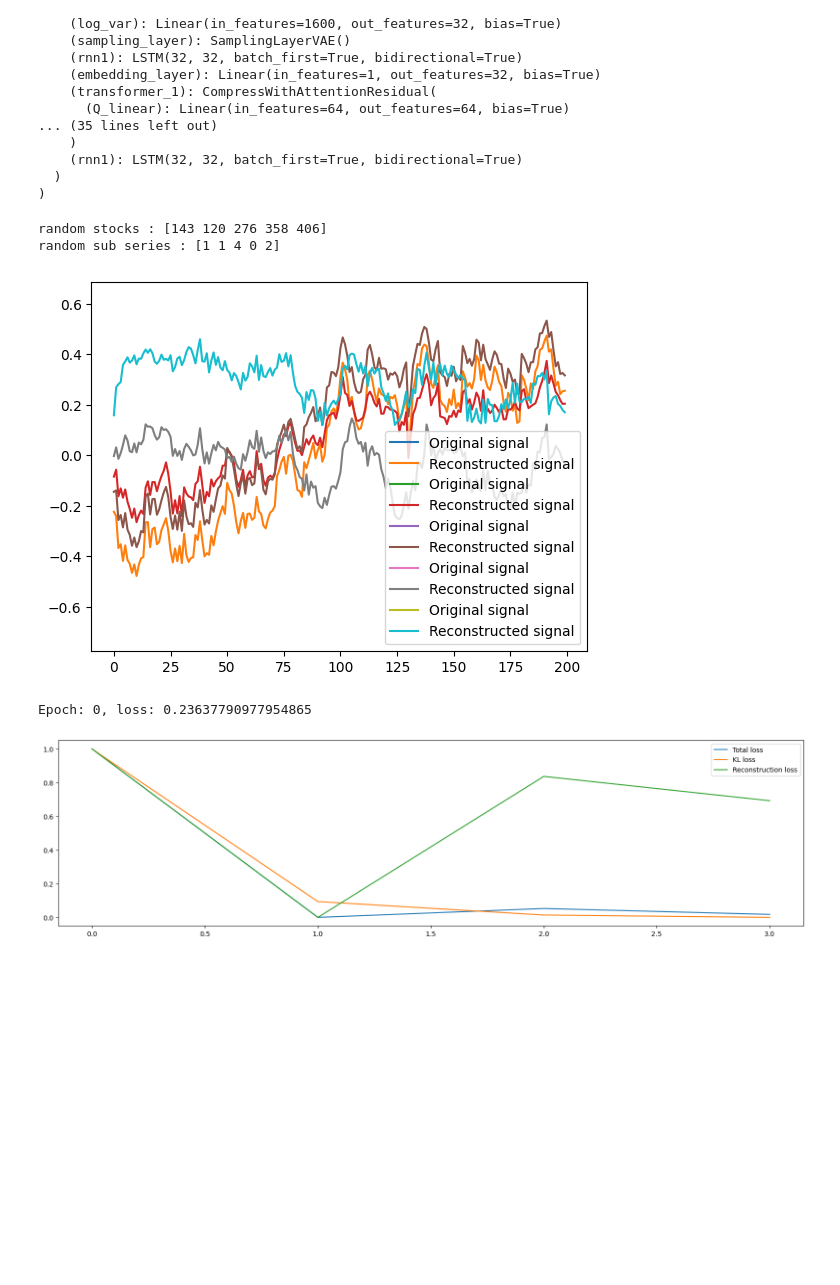
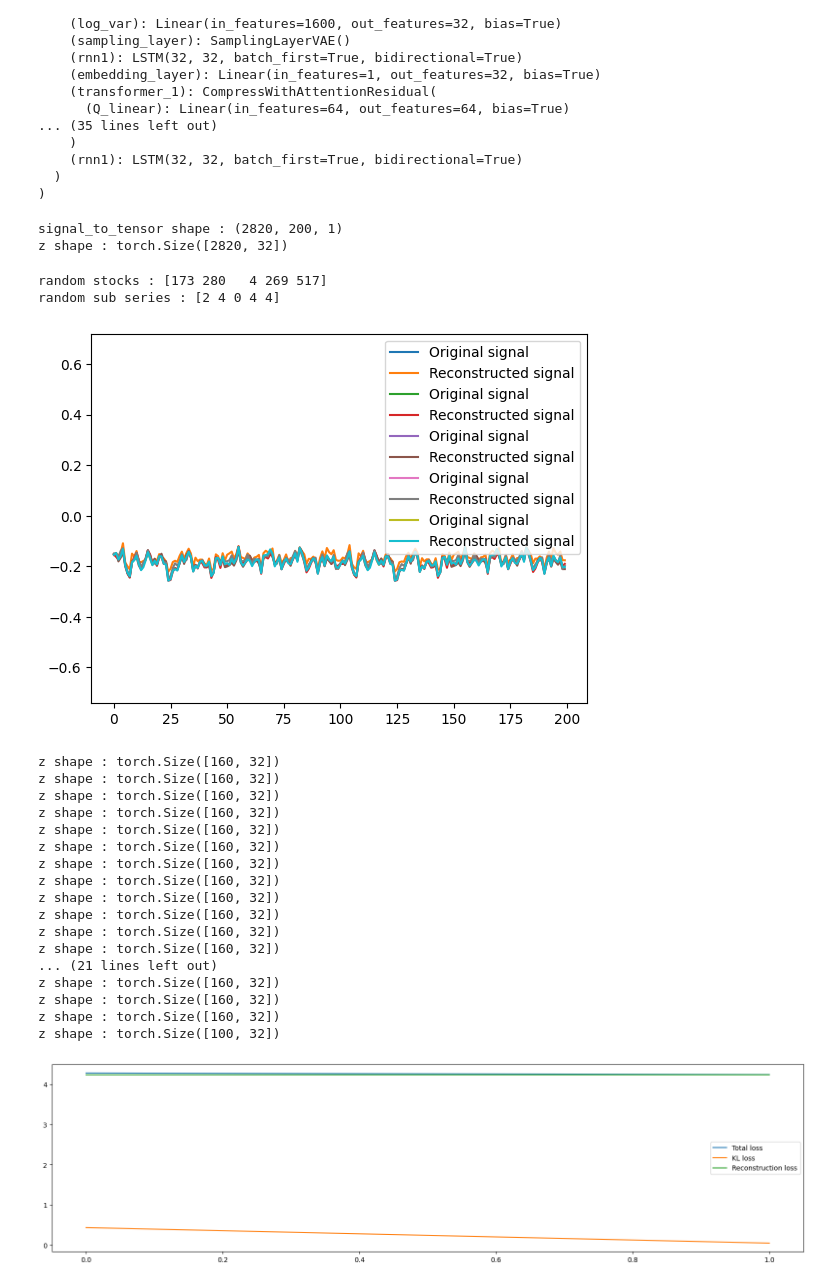
Before and after one commit to MaximeSzymanski/StocksClusteringVAE, a Jupyter notebook: VAE_stocks.ipynb, the cells around one changed output. Saved outputs shown, nothing was run; the diff lists cells and outputs as text; code cells hidden in the pictures; blank space fills up the shorter version.

```diff
--- a/VAE_stocks.ipynb
+++ b/VAE_stocks.ipynb
@@ -638,3 +628,4 @@ class RecurrentAutoencoder_LSTM(nn.Module):
 # %%
-model = RecurrentAutoencoder_LSTM(sub_series_length, 1, 64)
-print(f"model : {model}")
+latent_dim = 100
+model_LSTM = RecurrentAutoencoder_LSTM(sub_series_length, 1, 64,latent_dim=latent_dim)
+print(f"model : {model_LSTM}")
@@ -656,7 +664,7 @@ class RecurrentAutoencoder(nn.Module):
 print(f"sub_series_length : {sub_series_length}")
 device = torch.device("cuda" if torch.cuda.is_available() else "cpu")
 latent_dim = 32
-model = RecurrentAutoencoder(sub_series_length, 1, 32,sub_seq_len=100,latent_dim=latent_dim).to(device)
+model_attention = RecurrentAutoencoder(sub_series_length, 1, 32,sub_seq_len=100,latent_dim=latent_dim).to(device)
 # %% [output]
 sub_series_length : 200
 ouput size : 32
@@ -698,16 +706,19 @@ def loss_function(x, original_x, mu, sigma,k1=1,k2=1e-1):
 # The shape is : (number_of_stocks, number_of_sub_series, sub_series_length, features)
 # We need to reshape it to (number_of_stocks * number_of_sub_series, sub_series_length, features)
 number_of_stocks = stocks_np_array.shape[0]
-
+device = torch.device("cuda" if torch.cuda.is_available() else "cpu")
 
 stocks_np_array_test = stocks_np_array.reshape((number_of_stocks*number_of_sub_series, sub_series_length, 1))
 signal_to_tensor = torch.from_numpy(stocks_np_array_test).float().to(device)
-
+print(f"signal_to_tensor shape : {stocks_np_array_test.shape}")
 # Forward pass through the model
-x, original_x, mu, sigma = model(signal_to_tensor)
+x, original_x, mu, sigma = model_attention(signal_to_tensor)
 
 # Reconstruct the good output shape
 x = x.reshape((number_of_stocks, number_of_sub_series, sub_series_length, 1))
+# %% [output]
+signal_to_tensor shape : (2820, 200, 1)
+z shape : torch.Size([2820, 32])
 # %%
 # load from cuda to cpu
 #model = torch.load("model.pth",map_location=torch.device('cpu'))
@@ -727,59 +738,75 @@ for i in range(number_of_stocks_to_plot):
 plt.legend()
 plt.show()
 # %% [output]
-random stocks : [143 120 276 358 406]
-random sub series : [1 1 4 0 2]
+random stocks : [173 280   4 269 517]
+random sub series : [2 4 0 4 4]
-[figure, old version]
+[figure, new version]
 # %%
 # try a simple overfitting
-optimizer = torch.optim.Adam(model.parameters(), lr=0.0005)
+optimizer = torch.optim.Adam(model_attention.parameters(), lr=0.0005)
 batch_size = 32
 shuffle = True  # To shuffle the data
 data_loader = DataLoader(stocks_np_array, batch_size=batch_size, shuffle=shuffle)
-loss_list_KL = []
-loss_list_reconstruction = []
-loss_list = []
+loss_list_KL_attention = []
+loss_list_reconstruction_attention = []
+loss_list_attention = []
 #loss_fn = nn.L1Loss(reduction='sum')
 
-for epoch in range(4):
+for epoch in range(2):
     epoch_loss_KL = 0
     epoch_loss_reconstruction = 0
     epoch_loss = 0
     for batch in data_loader:
         # Process each batch
         #print("Batch shape:", batch.shape)  # Adjust this according to your processing needs
         batch = batch.to(device)
         batch = batch.to(torch.float32)
         batch_size_current = batch.shape[0]
         batch = batch.reshape((batch_size_current*number_of_sub_series, sub_series_length, 1))
         # Your processing logic here
         optimizer.zero_grad()
-        x, original_x, mu, sigma = model(batch)
+        x, original_x, mu, sigma = model_attention(batch)
         total_loss,reconstruction_l,KL_l = loss_function(x, original_x, mu, sigma)
         total_loss.backward()
         optimizer.step()
         epoch_loss_KL += KL_l.item()
         epoch_loss_reconstruction += reconstruction_l.item()
         epoch_loss += total_loss.item()
-    loss_list_KL.append(epoch_loss_KL)
-    loss_list_reconstruction.append(epoch_loss_reconstruction)
-    loss_list.append(epoch_loss)
+    loss_list_KL_attention.append(epoch_loss_KL)
+    loss_list_reconstruction_attention.append(epoch_loss_reconstruction)
+    loss_list_attention.append(epoch_loss)
     if epoch % 10 == 0:
         print(f'Epoch: {epoch}, loss: {total_loss.item()}')
 # plot the loss, KL and reconstruction in 3 different color on the same plot
 # normalize loss between 0 and 1
-loss_list = np.array(loss_list)
-loss_list = (loss_list - np.min(loss_list)) / (np.max(loss_list) - np.min(loss_list))
-loss_list_KL = np.array(loss_list_KL)
-loss_list_KL = (loss_list_KL - np.min(loss_list_KL)) / (np.max(loss_list_KL) - np.min(loss_list_KL))
-loss_list_reconstruction = np.array(loss_list_reconstruction)
-loss_list_reconstruction = (loss_list_reconstruction - np.min(loss_list_reconstruction)) / (np.max(loss_list_reconstruction) - np.min(loss_list_reconstruction))
+"""loss_list_attention = np.array(loss_list_attention)
+loss_list_attention = (loss_list_attention - np.min(loss_list_attention)) / (np.max(loss_list_attention) - np.min(loss_list_attention))
+loss_list_KL_attention = np.array(loss_list_KL_attention)
+loss_list_KL_attention = (loss_list_KL_attention - np.min(loss_list_KL_attention)) / (np.max(loss_list_KL_attention) - np.min(loss_list_KL_attention))
+loss_list_reconstruction_attention = np.array(loss_list_reconstruction_attention)
+loss_list_reconstruction_attention = (loss_list_reconstruction_attention - np.min(loss_list_reconstruction_attention)) / (np.max(loss_list_reconstruction_attention) - np.min(loss_list_reconstruction_attention))"""
 plt.figure(figsize=(20, 5))
-plt.plot(loss_list, label='Total loss')
-plt.plot(loss_list_KL, label='KL loss')
-plt.plot(loss_list_reconstruction, label='Reconstruction loss')
+plt.plot(loss_list_attention, label='Total loss')
+plt.plot(loss_list_KL_attention, label='KL loss')
+plt.plot(loss_list_reconstruction_attention, label='Reconstruction loss')
 plt.legend()
 plt.show()
 # %% [output]
-Epoch: 0, loss: 0.23637790977954865
+z shape : torch.Size([160, 32])
+z shape : torch.Size([160, 32])
+z shape : torch.Size([160, 32])
+z shape : torch.Size([160, 32])
+z shape : torch.Size([160, 32])
+z shape : torch.Size([160, 32])
+z shape : torch.Size([160, 32])
+z shape : torch.Size([160, 32])
+z shape : torch.Size([160, 32])
+z shape : torch.Size([160, 32])
+z shape : torch.Size([160, 32])
+z shape : torch.Size([160, 32])
+... (21 lines left out)
+z shape : torch.Size([160, 32])
+z shape : torch.Size([160, 32])
+z shape : torch.Size([160, 32])
+z shape : torch.Size([100, 32])
-[figure, old version]
+[figure, new version]
```
Also changed, not shown: parts of 11 cells of this notebook.
